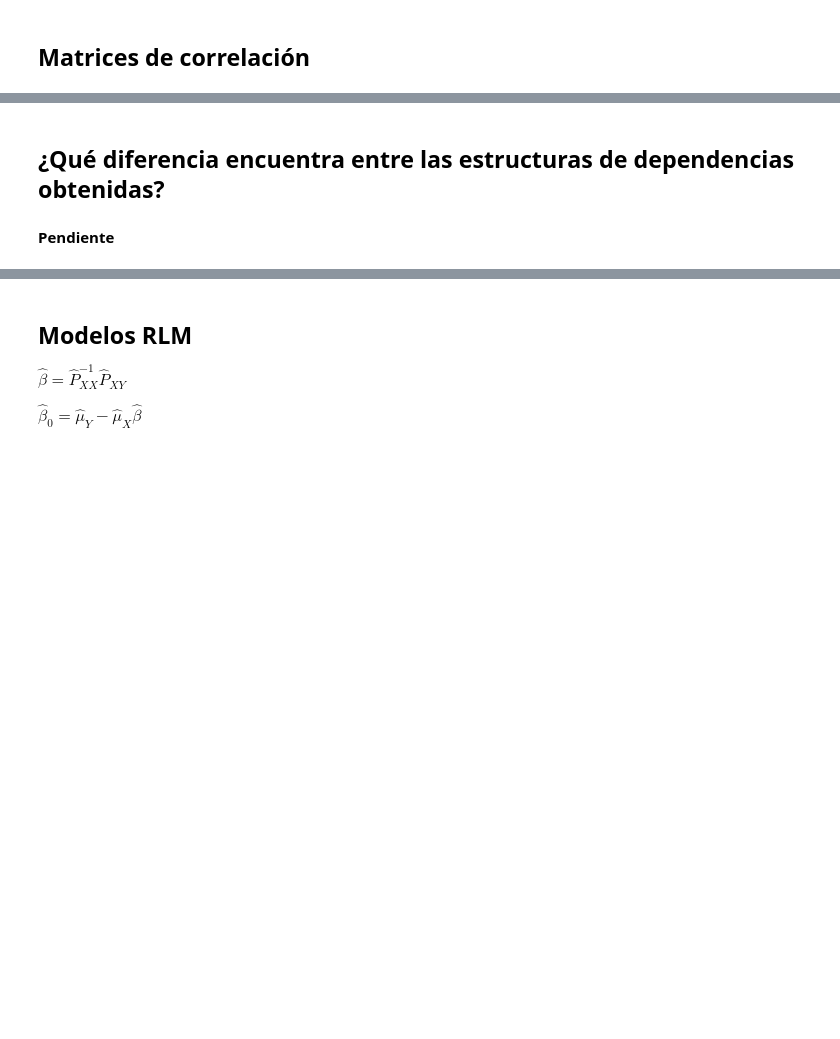
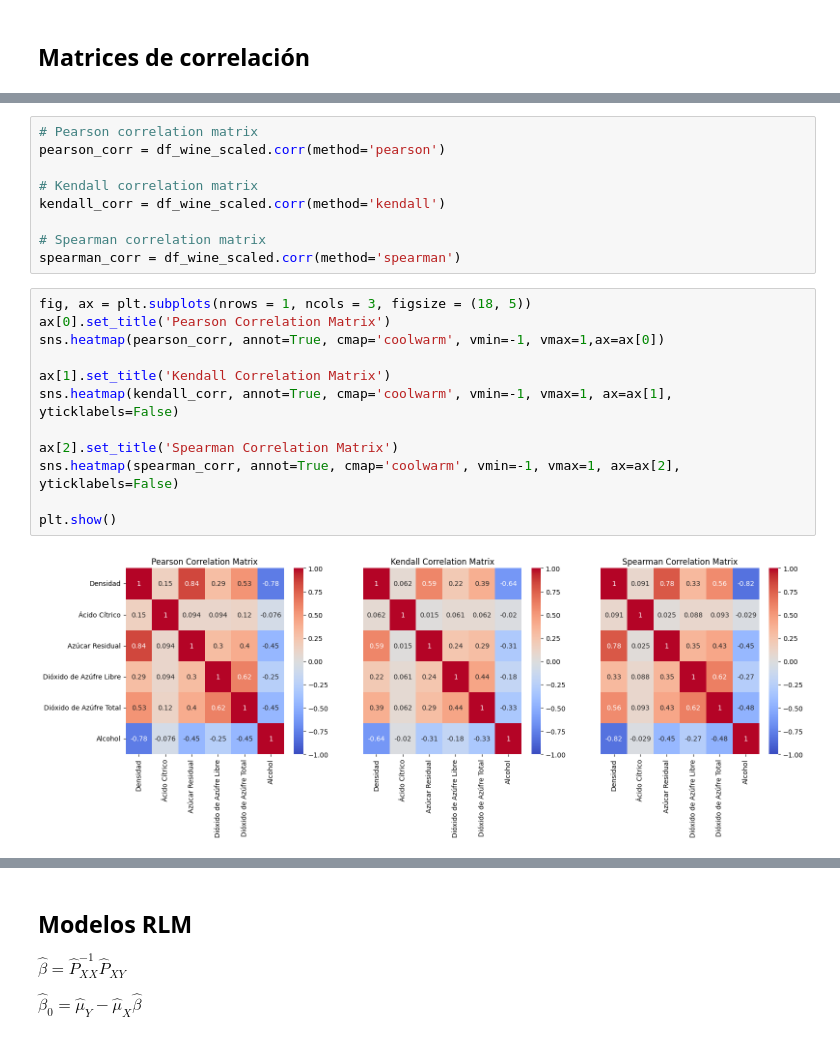
Before and after one commit to cam2149/MachinelearningI, a Jupyter notebook: Examen1_Ejercicio3.ipynb, the cells around one changed output, grey strips where cells are left out. Cells and saved outputs as stored; diff of their text form; blank space fills up the shorter version.

```diff
--- a/Examen1_Ejercicio3.ipynb
+++ b/Examen1_Ejercicio3.ipynb
@@ -264,4 +235,23 @@ plt.show()
-# %% [markdown]
-## ¿Qué diferencia encuentra entre las estructuras de dependencias obtenidas?
-# %% [markdown]
-**Pendiente**
+# %%
+# Pearson correlation matrix
+pearson_corr = df_wine_scaled.corr(method='pearson')
+
+# Kendall correlation matrix
+kendall_corr = df_wine_scaled.corr(method='kendall')
+
+# Spearman correlation matrix
+spearman_corr = df_wine_scaled.corr(method='spearman')
+# %%
+fig, ax = plt.subplots(nrows = 1, ncols = 3, figsize = (18, 5))
+ax[0].set_title('Pearson Correlation Matrix')
+sns.heatmap(pearson_corr, annot=True, cmap='coolwarm', vmin=-1, vmax=1,ax=ax[0])
+
+ax[1].set_title('Kendall Correlation Matrix')
+sns.heatmap(kendall_corr, annot=True, cmap='coolwarm', vmin=-1, vmax=1, ax=ax[1], yticklabels=False)
+
+ax[2].set_title('Spearman Correlation Matrix')
+sns.heatmap(spearman_corr, annot=True, cmap='coolwarm', vmin=-1, vmax=1, ax=ax[2], yticklabels=False)
+
+plt.show()
+# %% [output]
+[figure, added]
```
Also changed, not shown: parts of 48 cells of this notebook.
